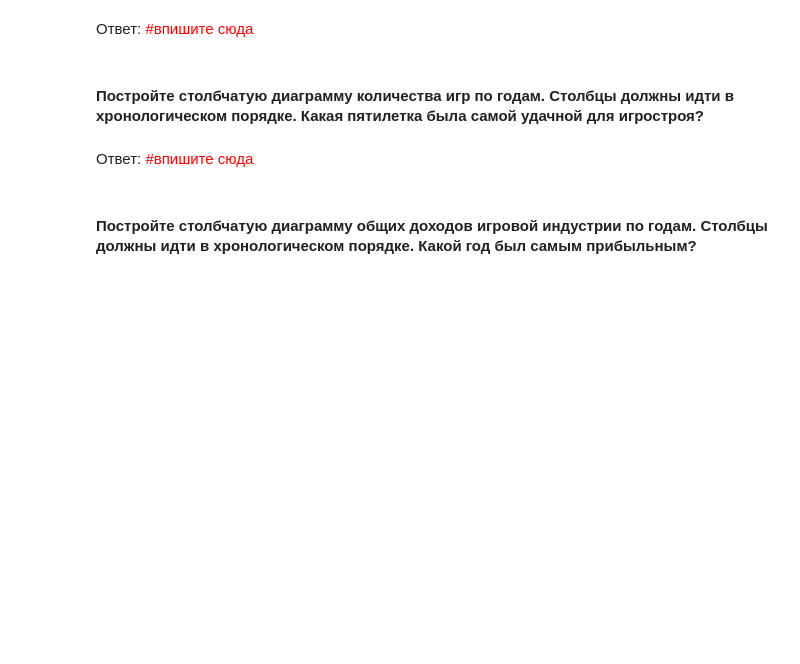
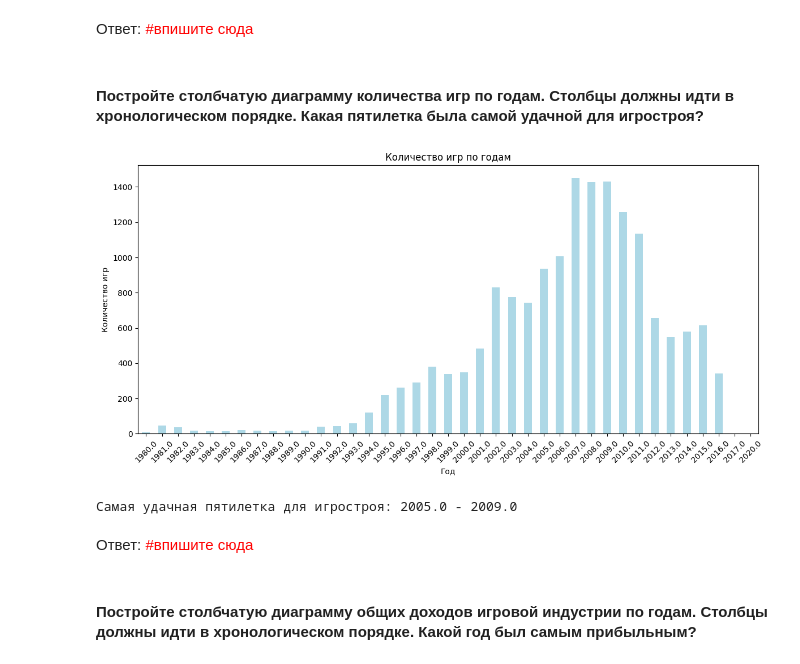
Before and after one commit to DortanMors/DataScienceLabs, a Jupyter notebook: lab_2.1_6407_ФоминВС.ipynb, the cells around one changed output. Drawn from its saved outputs; the diff is of its cells as text; code cells hidden in the pictures; blank space fills up the shorter version.

Commit message:
lab3 successful five

```diff
--- a/lab_2.1_6407_ФоминВС.ipynb
+++ b/lab_2.1_6407_ФоминВС.ipynb
@@ -198,3 +196,29 @@ print("Наибольшее количество игр выпущено на п
+# %%
+# Преобразование года в числовой формат
+df['Year'] = pd.to_numeric(df['Year'], errors='coerce')
+
+# Удаление строк с некорректными годами
+df = df.dropna(subset=['Year'])
+
+# Группировка данных по годам и подсчет количества игр для каждого года
+games_by_year = df.groupby('Year').size()
+
+# Построение столбчатой диаграммы
+plt.figure(figsize=(12, 6))
+games_by_year.plot(kind='bar', color='lightblue')
+plt.title('Количество игр по годам')
+plt.xlabel('Год')
+plt.ylabel('Количество игр')
+plt.xticks(rotation=45)
+plt.tight_layout()
+plt.show()
+
+# Нахождение пятилетки с наибольшим количеством игр
+most_successful_period_start = games_by_year.idxmax() // 5 * 5
+print("Самая удачная пятилетка для игростроя:", most_successful_period_start, "-", most_successful_period_start + 4)
+# %% [output]
+[figure, added]
+Самая удачная пятилетка для игростроя: 2005.0 - 2009.0
 # %% [markdown]
 Ответ: <span style="color:red">#впишите сюда</span>
 # %% [markdown]
```
Also changed, not shown: parts of 1 cell of this notebook.
